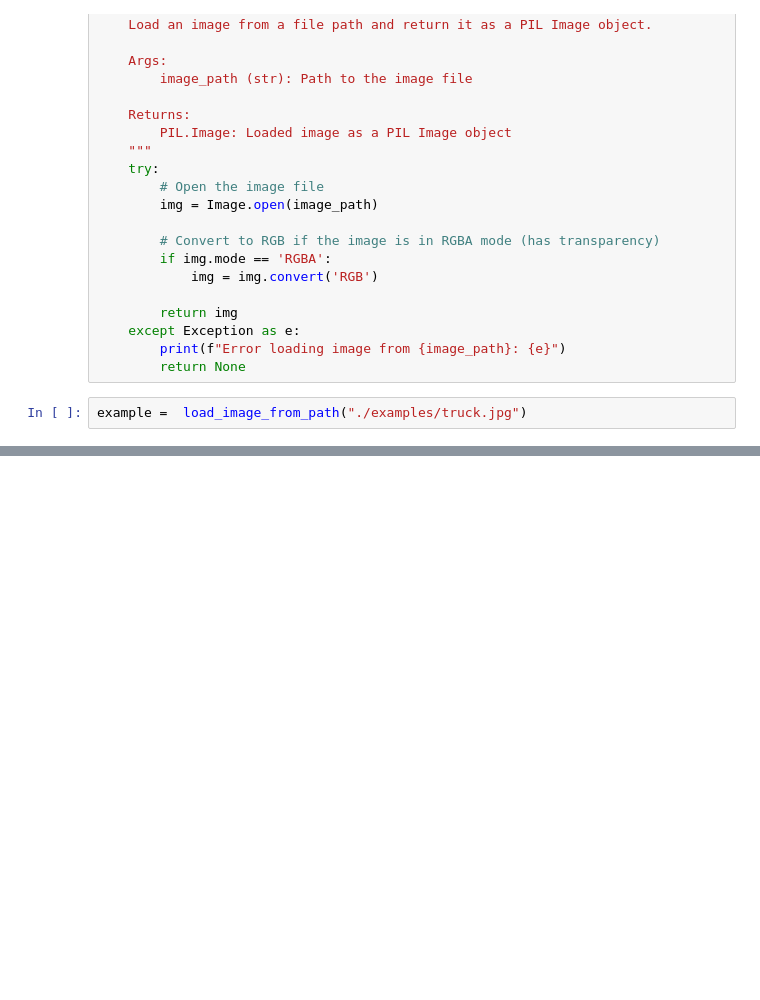
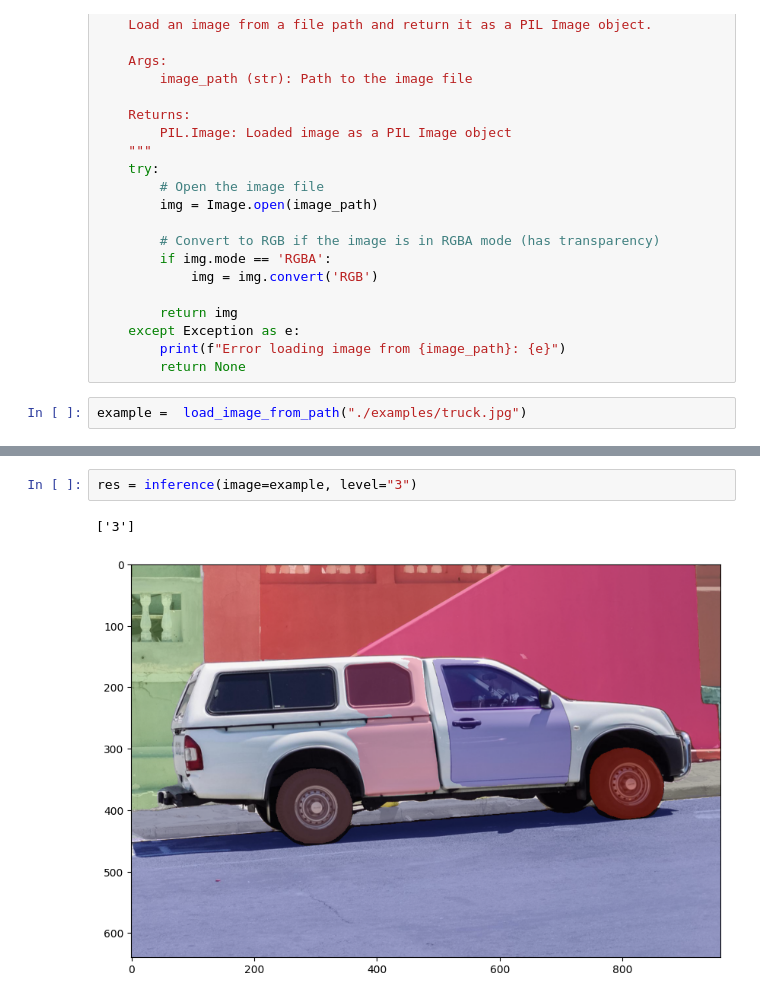
Before and after one commit to PSGBOT/Semantic-SAM, a Jupyter notebook: interactive.ipynb, the cells around one changed output, grey strips where cells are left out. Cells and saved outputs as stored; diff of their text form; blank space fills up the shorter version.

```diff
--- a/interactive.ipynb
+++ b/interactive.ipynb
@@ -70,0 +77,5 @@ res = inference(image=example, level="2")
+# %%
+res = inference(image=example, level="3")
+# %% [output]
+['3']
+[figure, added]
```
Also changed, not shown: parts of 4 cells of this notebook, 3 other files.
